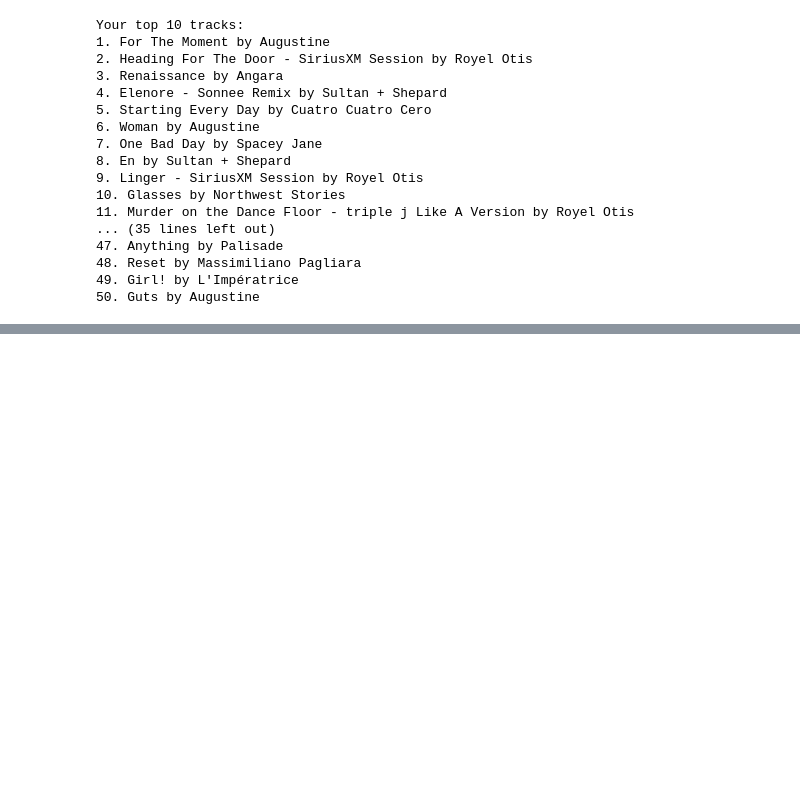
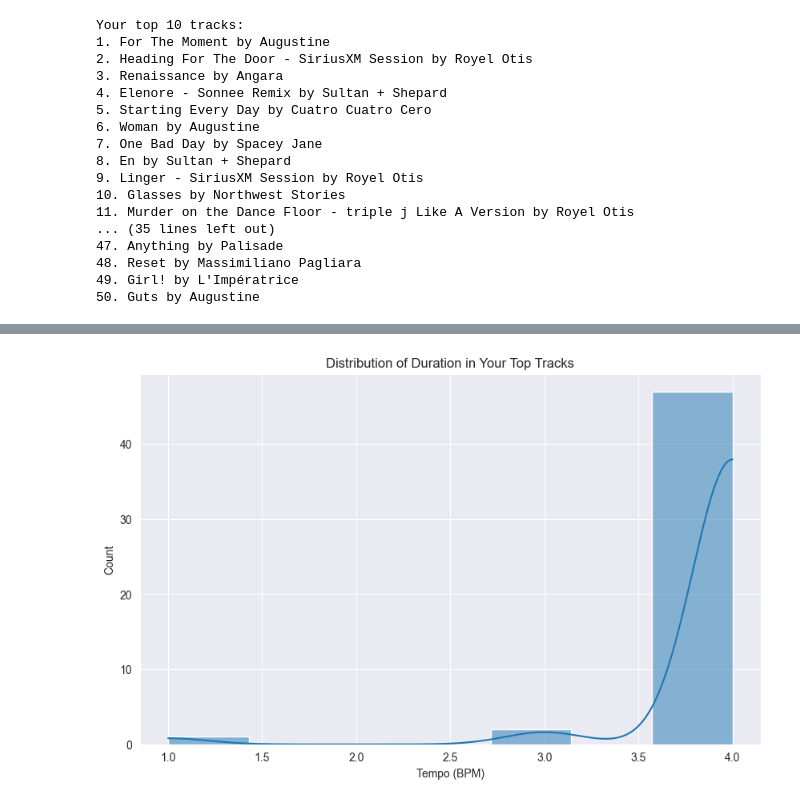
Before and after one commit to deanosmith/SpotifyEDA, a Jupyter notebook: ClaudeNb.ipynb, the cells around one changed output, grey strips where cells are left out. Drawn from its saved outputs; the diff is of its cells as text; code cells hidden in the pictures; blank space fills up the shorter version.

```diff
--- a/ClaudeNb.ipynb
+++ b/ClaudeNb.ipynb
@@ -176,0 +175,10 @@ plt.show()
+# %%
+# Duration Distribution
+plt.figure(figsize=(10, 6))
+sns.histplot(df['time_signature'], kde=True)
+plt.title('Distribution of Duration in Your Top Tracks')
+plt.xlabel('Tempo (BPM)')
+plt.ylabel('Count')
+plt.show()
+# %% [output]
+[figure, added]
```
Also changed, not shown: parts of 7 cells of this notebook.
